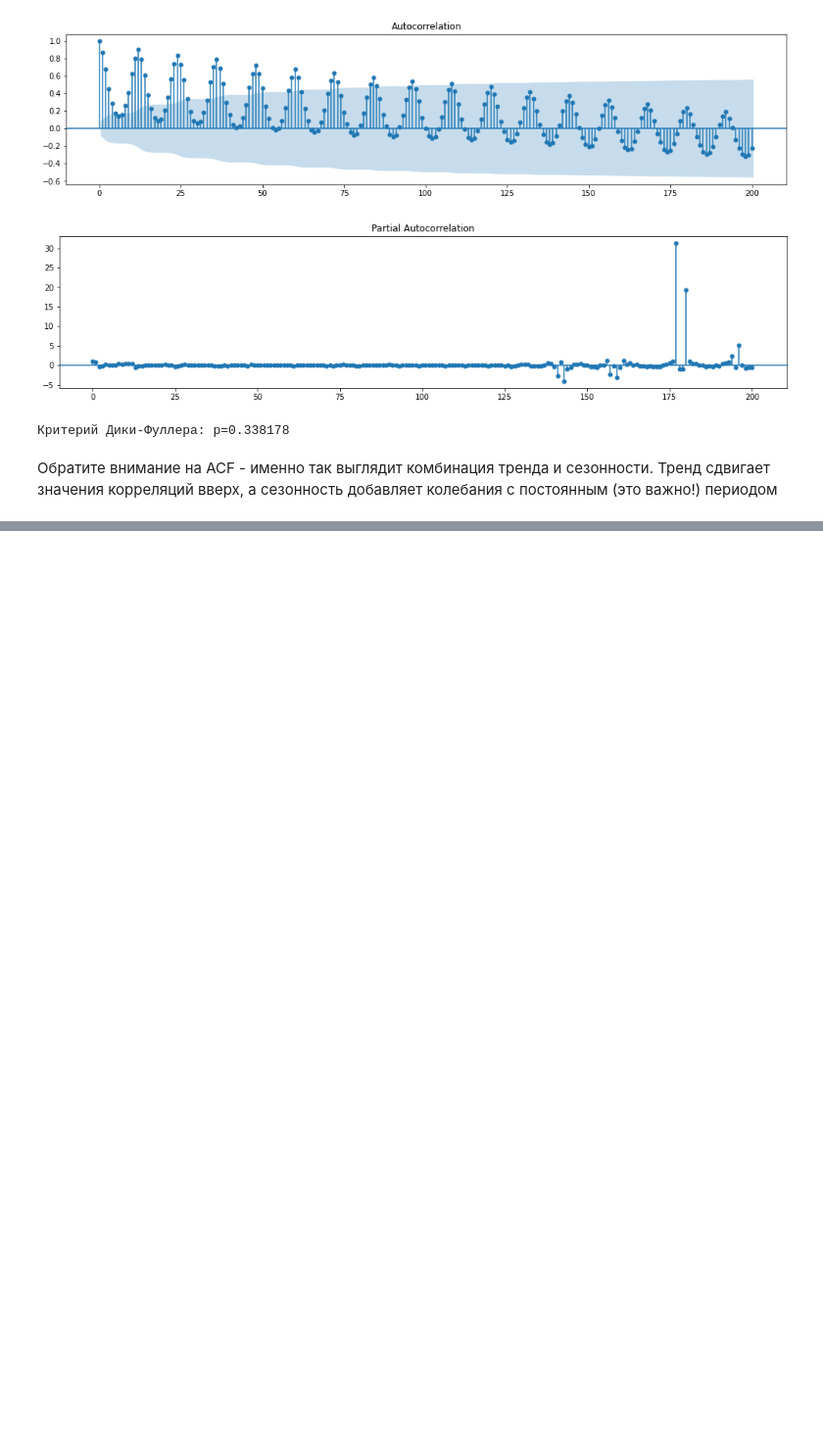
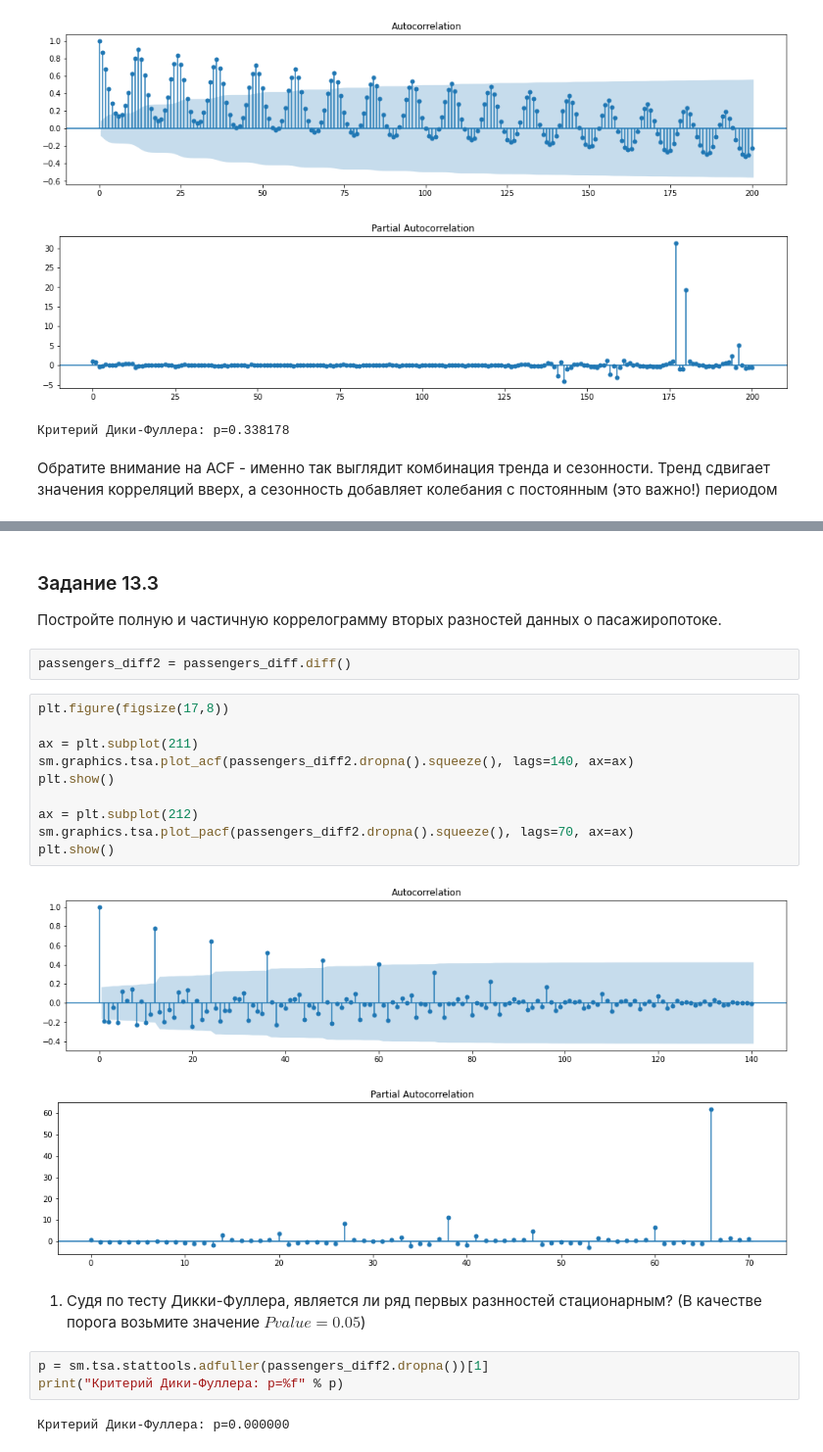
Before and after one commit to tmshv/master, a Jupyter notebook: 01_math/acf_pacf.ipynb, the cells around one changed output, grey strips where cells are left out. Shown at 98% size. Saved outputs shown, nothing was run; the diff lists cells and outputs as text; blank space fills up the shorter version.

```diff
--- a/01_math/acf_pacf.ipynb
+++ b/01_math/acf_pacf.ipynb
@@ -253,0 +345,26 @@ print("Критерий Дики-Фуллера: p=%f" % sm.tsa.stattools.adfull
+# %% [markdown]
+### Задание 13.3
+
+Постройте полную и частичную коррелограмму вторых разностей данных о пасажиропотоке.
+# %%
+passengers_diff2 = passengers_diff.diff()
+# %%
+plt.figure(figsize(17,8))
+
+ax = plt.subplot(211)
+sm.graphics.tsa.plot_acf(passengers_diff2.dropna().squeeze(), lags=140, ax=ax)
+plt.show()
+
+ax = plt.subplot(212)
+sm.graphics.tsa.plot_pacf(passengers_diff2.dropna().squeeze(), lags=70, ax=ax)
+plt.show()
+# %% [output]
+[figure, added]
+[figure, added]
+# %% [markdown]
+1. Судя по тесту Дикки-Фуллера, является ли ряд первых разнностей стационарным? (В качестве порога возьмите значение $Pvalue=0.05$)
+# %%
+p = sm.tsa.stattools.adfuller(passengers_diff2.dropna())[1]
+print("Критерий Дики-Фуллера: p=%f" % p)
+# %% [output]
+Критерий Дики-Фуллера: p=0.000000
```
Also changed, not shown: parts of 21 cells of this notebook.
